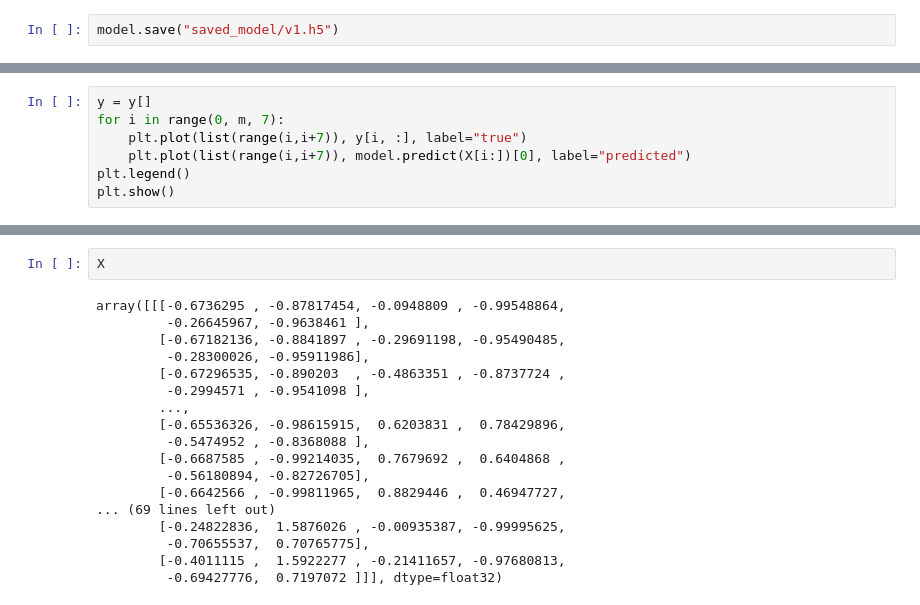
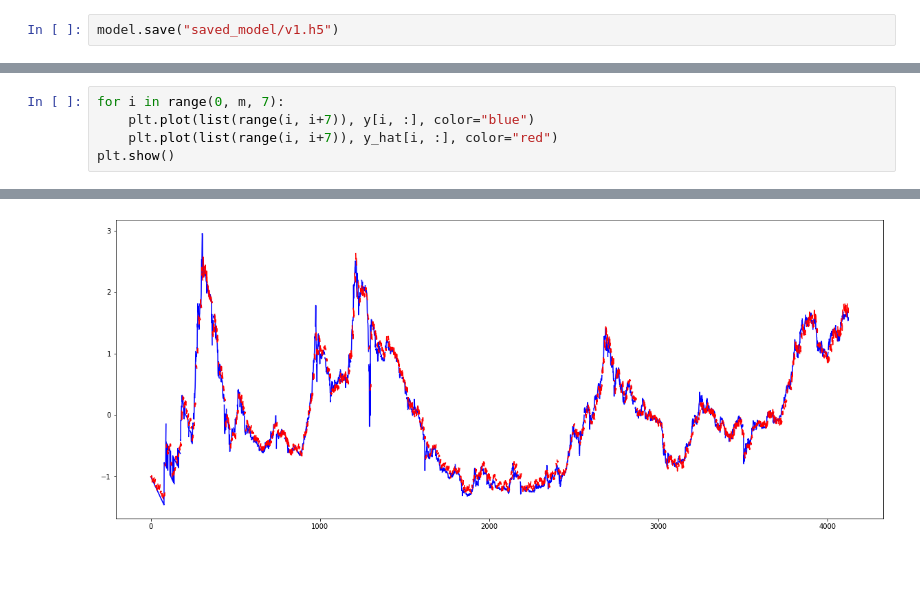
Before and after one commit to FreeLike76/KpiDataScience, a Jupyter notebook: Lab5/ds5_model.ipynb, the cells around one changed output, grey strips where cells are left out. Drawn from its saved outputs; the diff is of its cells as text; blank space fills up the shorter version.

```diff
--- a/Lab5/ds5_model.ipynb
+++ b/Lab5/ds5_model.ipynb
@@ -199,8 +186,6 @@ array([-0.6736295 , -0.87817454, -0.0948809 , -0.99548864, -0.26645967,
 # %%
-y = y[]
 for i in range(0, m, 7):
-    plt.plot(list(range(i,i+7)), y[i, :], label="true")
-    plt.plot(list(range(i,i+7)), model.predict(X[i:])[0], label="predicted")
-plt.legend()
+    plt.plot(list(range(i, i+7)), y[i, :], color="blue")
+    plt.plot(list(range(i, i+7)), y_hat[i, :], color="red")
 plt.show()
 # %% [output]
@@ -208,20 +192 @@ SyntaxError: invalid syntax (Temp/ipykernel_3060/263034176.py, line 1)
+[figure, added]
-# %%
-X
-# %% [output]
-array([[[-0.6736295 , -0.87817454, -0.0948809 , -0.99548864,
-         -0.26645967, -0.9638461 ],
-        [-0.67182136, -0.8841897 , -0.29691198, -0.95490485,
-         -0.28300026, -0.95911986],
-        [-0.67296535, -0.890203  , -0.4863351 , -0.8737724 ,
-         -0.2994571 , -0.9541098 ],
-        ...,
-        [-0.65536326, -0.98615915,  0.6203831 ,  0.78429896,
-         -0.5474952 , -0.8368088 ],
-        [-0.6687585 , -0.99214035,  0.7679692 ,  0.6404868 ,
-         -0.56180894, -0.82726705],
-        [-0.6642566 , -0.99811965,  0.8829446 ,  0.46947727,
-... (69 lines left out)
-        [-0.24822836,  1.5876026 , -0.00935387, -0.99995625,
-         -0.70655537,  0.70765775],
-        [-0.4011115 ,  1.5922277 , -0.21411657, -0.97680813,
-         -0.69427776,  0.7197072 ]]], dtype=float32)
```
Also changed, not shown: parts of 14 cells of this notebook, 2 other files.
